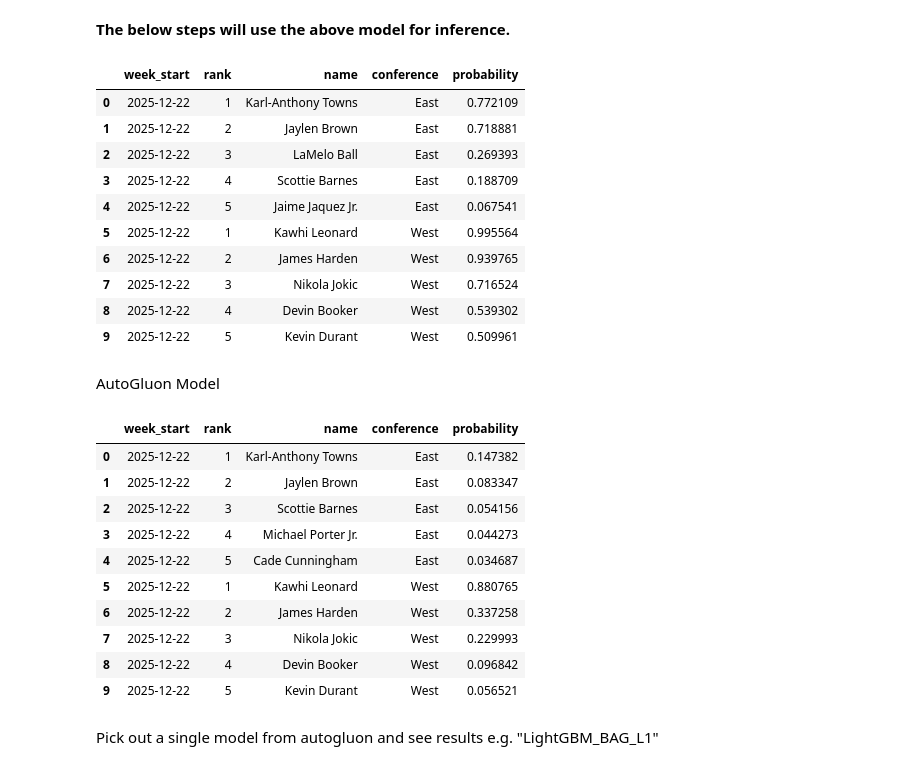
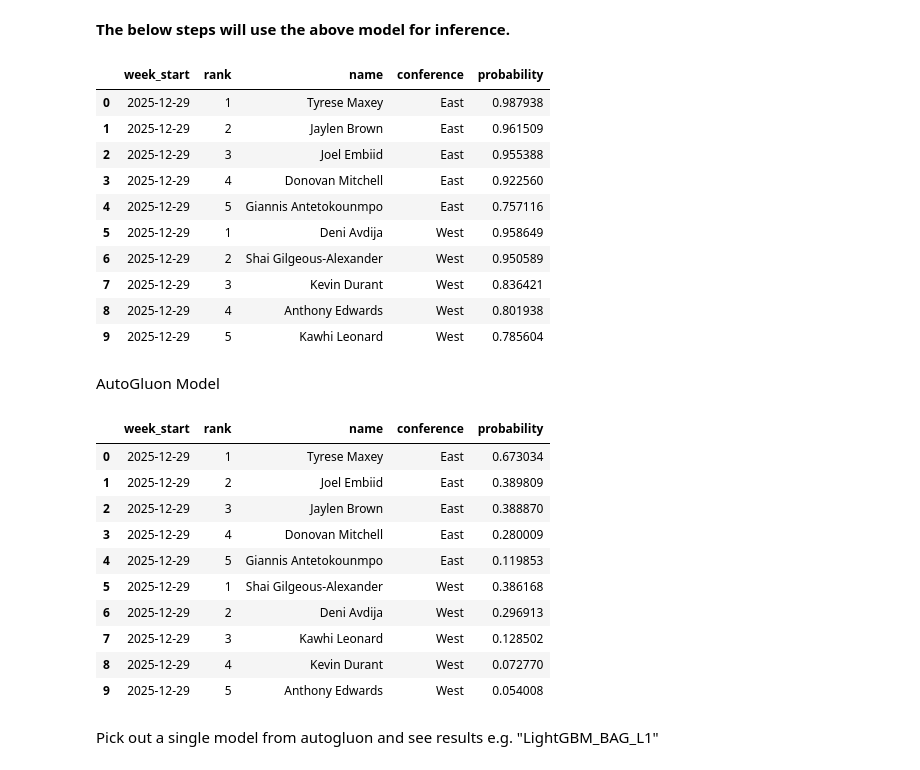
Before and after one commit to dejiandrew/nba-award-predictor, a Jupyter notebook: lightgbm_model.ipynb, the cells around one changed output. Cells and saved outputs as stored; diff of their text form; code cells hidden in the pictures.

```diff
--- a/lightgbm_model.ipynb
+++ b/lightgbm_model.ipynb
@@ -775,19 +778,19 @@ def get_potw_predictions(week_start: str):
 
   return top_five_per_conference
 
-get_potw_predictions('2025-12-22')
+get_potw_predictions('2025-12-29')
 # %% [output]
 |  | week_start | rank | name | conference | probability |
-| 0 | 2025-12-22 | 1 | Karl-Anthony Towns | East | 0.772109 |
-| 1 | 2025-12-22 | 2 | Jaylen Brown | East | 0.718881 |
-| 2 | 2025-12-22 | 3 | LaMelo Ball | East | 0.269393 |
-| 3 | 2025-12-22 | 4 | Scottie Barnes | East | 0.188709 |
-| 4 | 2025-12-22 | 5 | Jaime Jaquez Jr. | East | 0.067541 |
-| 5 | 2025-12-22 | 1 | Kawhi Leonard | West | 0.995564 |
-| 6 | 2025-12-22 | 2 | James Harden | West | 0.939765 |
-| 7 | 2025-12-22 | 3 | Nikola Jokic | West | 0.716524 |
-| 8 | 2025-12-22 | 4 | Devin Booker | West | 0.539302 |
-| 9 | 2025-12-22 | 5 | Kevin Durant | West | 0.509961 |
+| 0 | 2025-12-29 | 1 | Tyrese Maxey | East | 0.987938 |
+| 1 | 2025-12-29 | 2 | Jaylen Brown | East | 0.961509 |
+| 2 | 2025-12-29 | 3 | Joel Embiid | East | 0.955388 |
+| 3 | 2025-12-29 | 4 | Donovan Mitchell | East | 0.922560 |
+| 4 | 2025-12-29 | 5 | Giannis Antetokounmpo | East | 0.757116 |
+| 5 | 2025-12-29 | 1 | Deni Avdija | West | 0.958649 |
+| 6 | 2025-12-29 | 2 | Shai Gilgeous-Alexander | West | 0.950589 |
+| 7 | 2025-12-29 | 3 | Kevin Durant | West | 0.836421 |
+| 8 | 2025-12-29 | 4 | Anthony Edwards | West | 0.801938 |
+| 9 | 2025-12-29 | 5 | Kawhi Leonard | West | 0.785604 |
 # %% [markdown]
 AutoGluon Model
 # %%
@@ -838,44 +841,44 @@ def get_potw_predictions(week_start: str):
   results['probability'] = probabilities
 
   # Now partition by season, week, and conference and return top 5 for each conference
   query = f"""
   WITH CTE AS (SELECT *,
   RANK() OVER(PARTITION BY season, week, conference ORDER BY probability DESC) AS rank
   FROM results
   )
 
   ,CTE2 AS (
   SELECT * FROM CTE WHERE conference = 'East' AND rank <= 5
   UNION ALL
   SELECT * FROM CTE WHERE conference = 'West' AND rank <= 5
 
   )
   SELECT
   '{week_start}' AS week_start
   ,rank
   ,full_name as name
   ,conference
   ,probability
   FROM CTE2
   """
 
   top_five_per_conference = duckdb.query(query).df()
 
   return top_five_per_conference
 
-get_potw_predictions('2025-12-22')
+get_potw_predictions('2025-12-29')
 # %% [output]
 |  | week_start | rank | name | conference | probability |
-| 0 | 2025-12-22 | 1 | Karl-Anthony Towns | East | 0.147382 |
-| 1 | 2025-12-22 | 2 | Jaylen Brown | East | 0.083347 |
-| 2 | 2025-12-22 | 3 | Scottie Barnes | East | 0.054156 |
-| 3 | 2025-12-22 | 4 | Michael Porter Jr. | East | 0.044273 |
-| 4 | 2025-12-22 | 5 | Cade Cunningham | East | 0.034687 |
-| 5 | 2025-12-22 | 1 | Kawhi Leonard | West | 0.880765 |
-| 6 | 2025-12-22 | 2 | James Harden | West | 0.337258 |
-| 7 | 2025-12-22 | 3 | Nikola Jokic | West | 0.229993 |
-| 8 | 2025-12-22 | 4 | Devin Booker | West | 0.096842 |
-| 9 | 2025-12-22 | 5 | Kevin Durant | West | 0.056521 |
+| 0 | 2025-12-29 | 1 | Tyrese Maxey | East | 0.673034 |
+| 1 | 2025-12-29 | 2 | Joel Embiid | East | 0.389809 |
+| 2 | 2025-12-29 | 3 | Jaylen Brown | East | 0.388870 |
+| 3 | 2025-12-29 | 4 | Donovan Mitchell | East | 0.280009 |
+| 4 | 2025-12-29 | 5 | Giannis Antetokounmpo | East | 0.119853 |
+| 5 | 2025-12-29 | 1 | Shai Gilgeous-Alexander | West | 0.386168 |
+| 6 | 2025-12-29 | 2 | Deni Avdija | West | 0.296913 |
+| 7 | 2025-12-29 | 3 | Kawhi Leonard | West | 0.128502 |
+| 8 | 2025-12-29 | 4 | Kevin Durant | West | 0.072770 |
+| 9 | 2025-12-29 | 5 | Anthony Edwards | West | 0.054008 |
 # %% [markdown]
 Pick out a single model from autogluon and see results e.g. "LightGBM_BAG_L1"
 # %%
```
Also changed, not shown: parts of 15 cells of this notebook.
